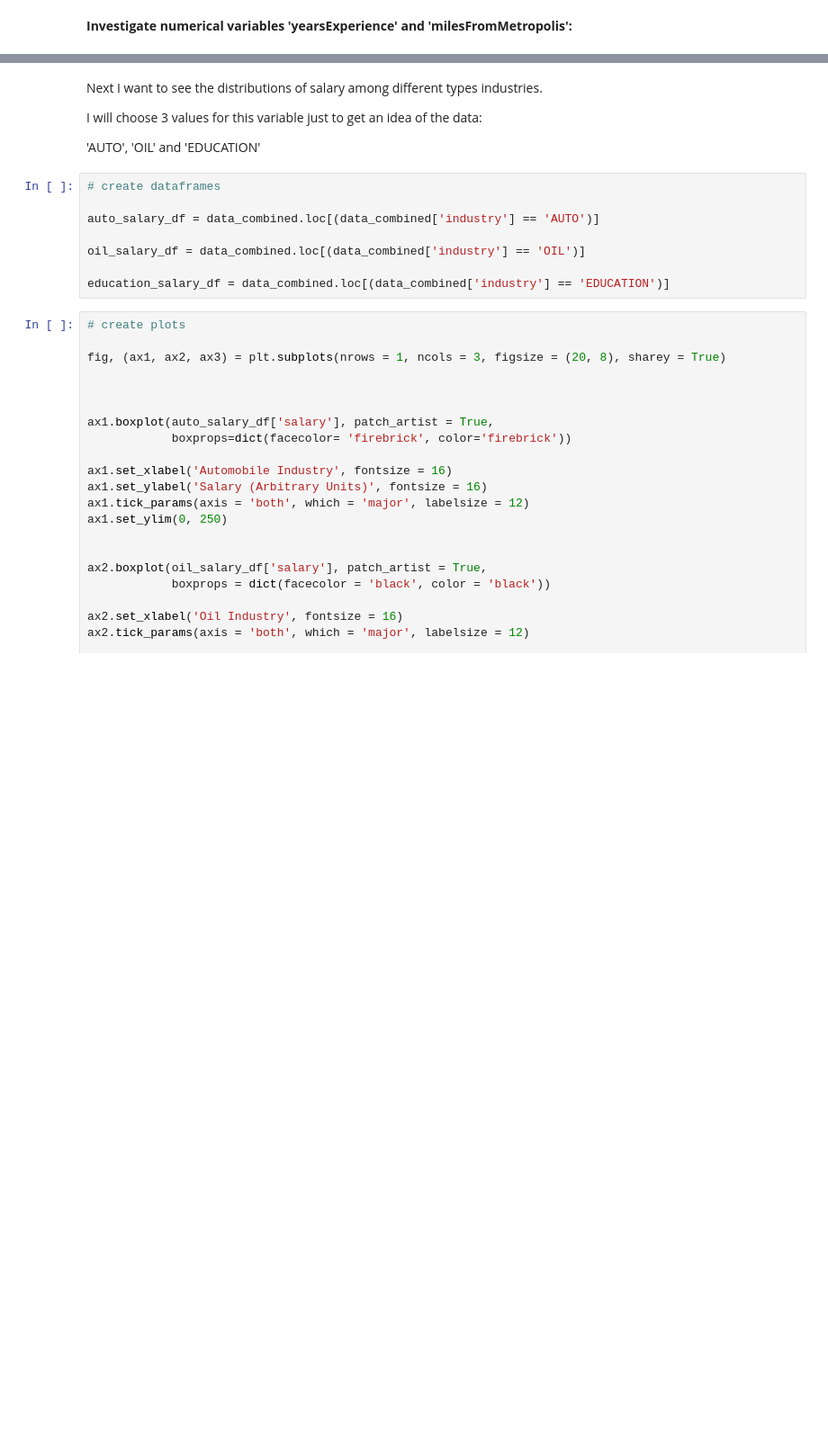
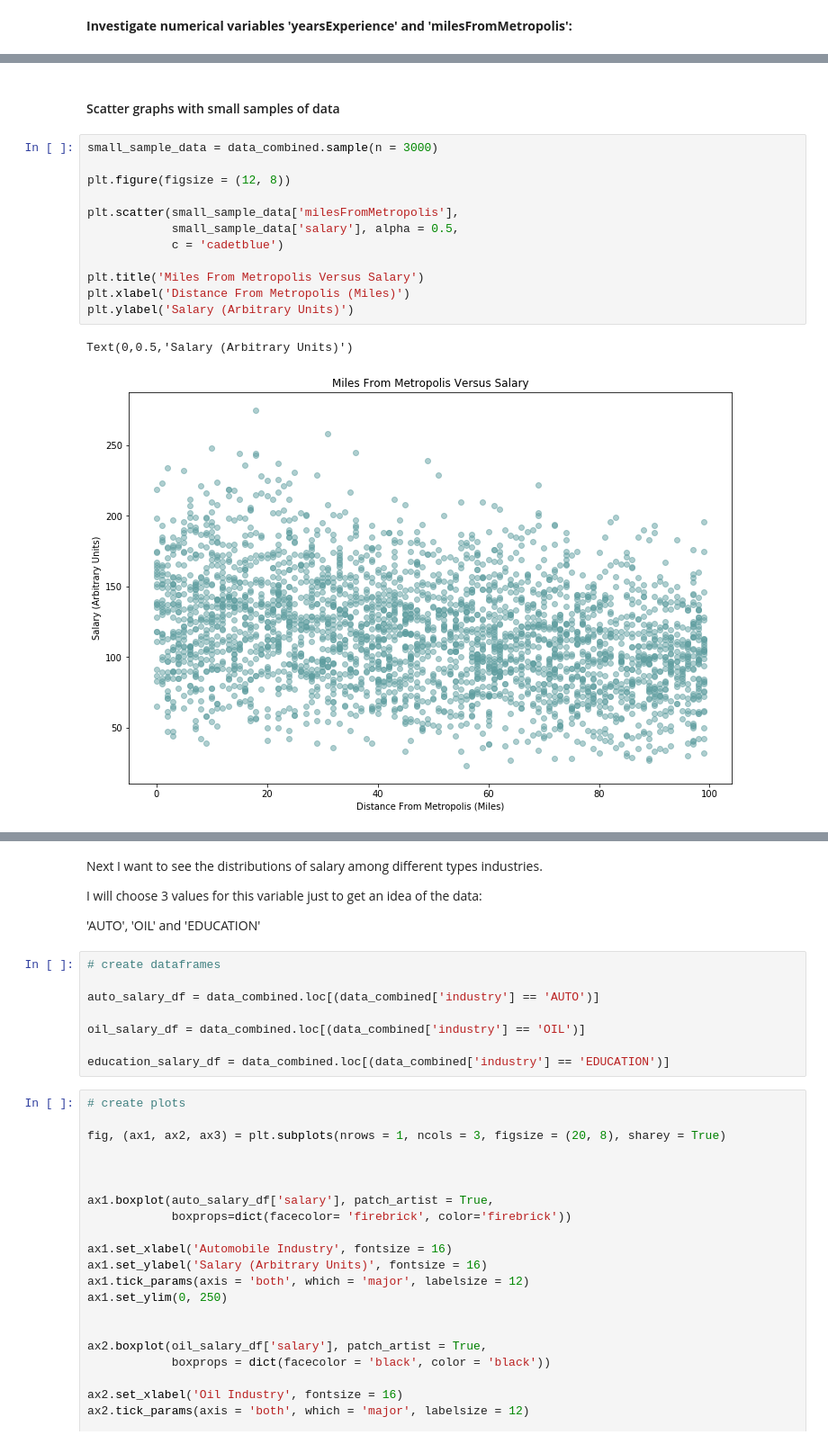
Before and after one commit to Taimur-Shabbir/salary-prediction, a Jupyter notebook: Notebook.ipynb, the cells around one changed output, grey strips where cells are left out. Shown at 90% size. Drawn from its saved outputs; the diff is of its cells as text; blank space fills up the shorter version.

Commit message:
more feature engineering and visualisation

```diff
--- a/Notebook.ipynb
+++ b/Notebook.ipynb
@@ -172,3 +172,20 @@ ax2.set_ylabel('Miles')
 # %% [output]
 Text(0,0.5,'Miles')
 [figure]
+# %% [markdown]
+#### Scatter graphs with small samples of data
+# %%
+small_sample_data = data_combined.sample(n = 3000)
+
+plt.figure(figsize = (12, 8))
+
+plt.scatter(small_sample_data['milesFromMetropolis'],
+            small_sample_data['salary'], alpha = 0.5,
+            c = 'cadetblue')
+
+plt.title('Miles From Metropolis Versus Salary')
+plt.xlabel('Distance From Metropolis (Miles)')
+plt.ylabel('Salary (Arbitrary Units)')
+# %% [output]
+Text(0,0.5,'Salary (Arbitrary Units)')
+[figure, added]
```
Also changed, not shown: parts of 53 cells of this notebook.
